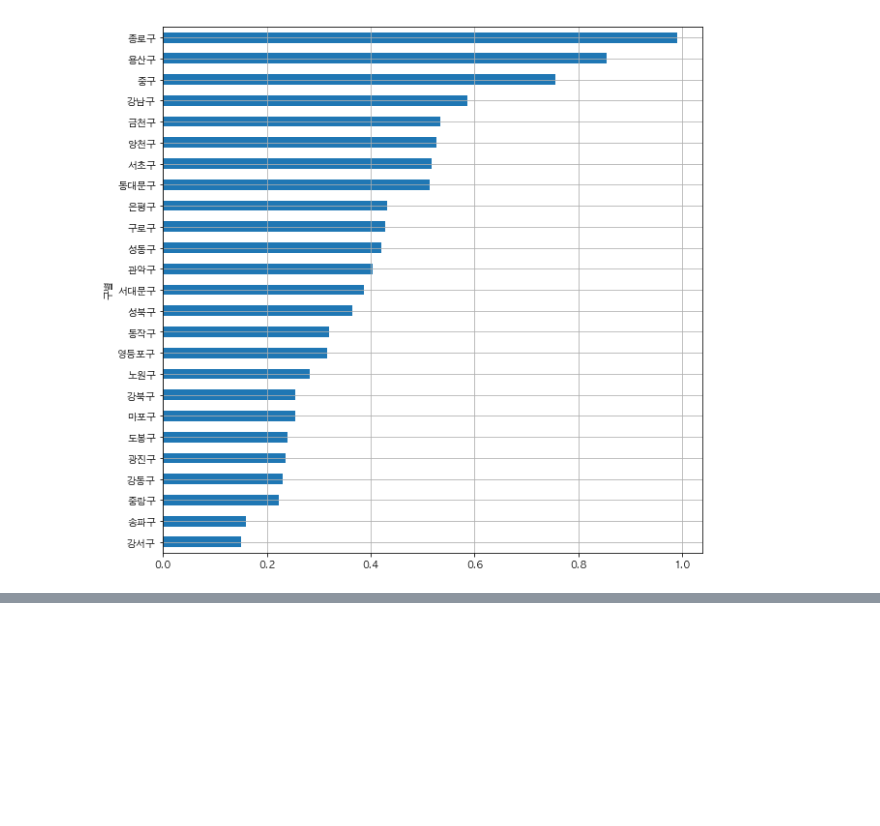
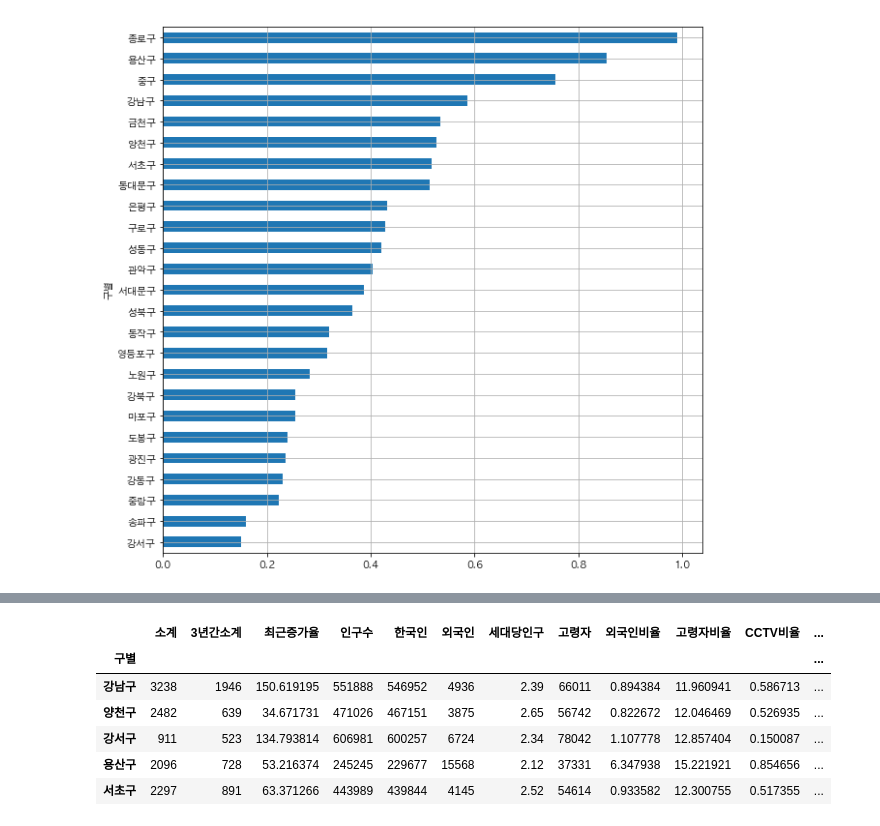
Before and after one commit to YuHyungJune/BOOK_Code, a Jupyter notebook: 파이썬으로 데이터 주무르기.ipynb, the cells around one changed output, grey strips where cells are left out. Saved outputs shown, nothing was run; the diff lists cells and outputs as text; code cells hidden in the pictures; blank space fills up the shorter version.

```diff
--- a/파이썬으로 데이터 주무르기.ipynb
+++ b/파이썬으로 데이터 주무르기.ipynb
@@ -701,0 +726,19 @@ plt.show()
+# %%
+fp1 = np.polyfit(data_result['인구수'], data_result['소계'], 1)
+
+f1 = np.poly1d(fp1)
+fx = np.linspace(100000, 700000, 100)
+
+# 오차 계산
+data_result['오차'] = np.abs(data_result['소계'] - f1(data_result['인구수']))
+
+df_sort = data_result.sort_values(by='오차', ascending=False)
+df_sort.head()
+# %% [output]
+|  | 소계 | 3년간소계 | 최근증가율 | 인구수 | 한국인 | 외국인 | 세대당인구 | 고령자 | 외국인비율 | 고령자비율 | CCTV비율 | ... |
+| 구별 |  |  |  |  |  |  |  |  |  |  |  | ... |
+| 강남구 | 3238 | 1946 | 150.619195 | 551888 | 546952 | 4936 | 2.39 | 66011 | 0.894384 | 11.960941 | 0.586713 | ... |
+| 양천구 | 2482 | 639 | 34.671731 | 471026 | 467151 | 3875 | 2.65 | 56742 | 0.822672 | 12.046469 | 0.526935 | ... |
+| 강서구 | 911 | 523 | 134.793814 | 606981 | 600257 | 6724 | 2.34 | 78042 | 1.107778 | 12.857404 | 0.150087 | ... |
+| 용산구 | 2096 | 728 | 53.216374 | 245245 | 229677 | 15568 | 2.12 | 37331 | 6.347938 | 15.221921 | 0.854656 | ... |
+| 서초구 | 2297 | 891 | 63.371266 | 443989 | 439844 | 4145 | 2.52 | 54614 | 0.933582 | 12.300755 | 0.517355 | ... |
```
Also changed, not shown: parts of 9 cells of this notebook.
